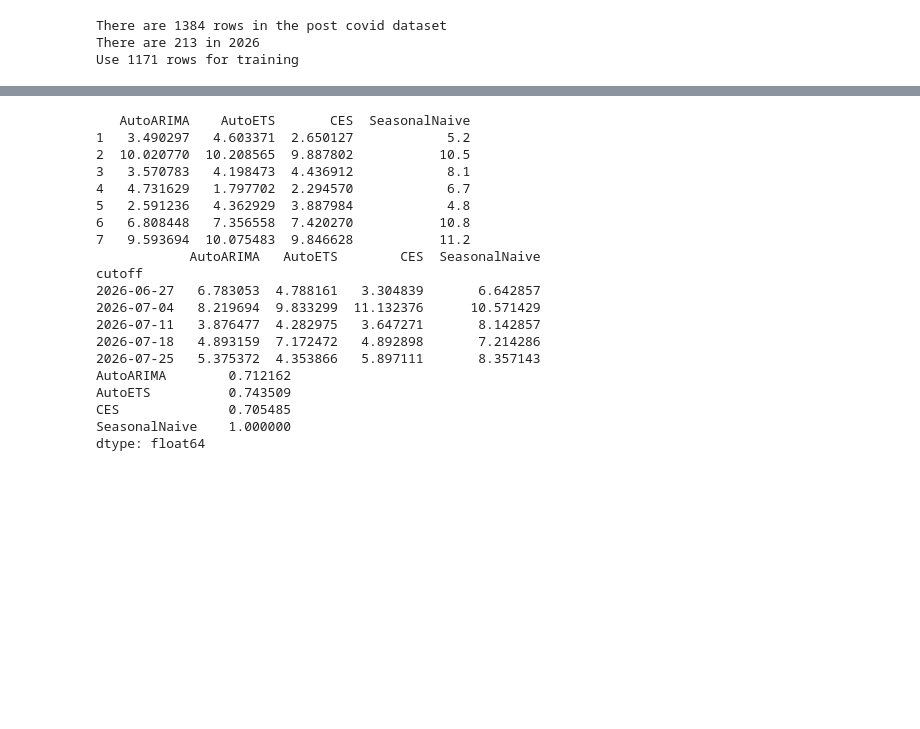
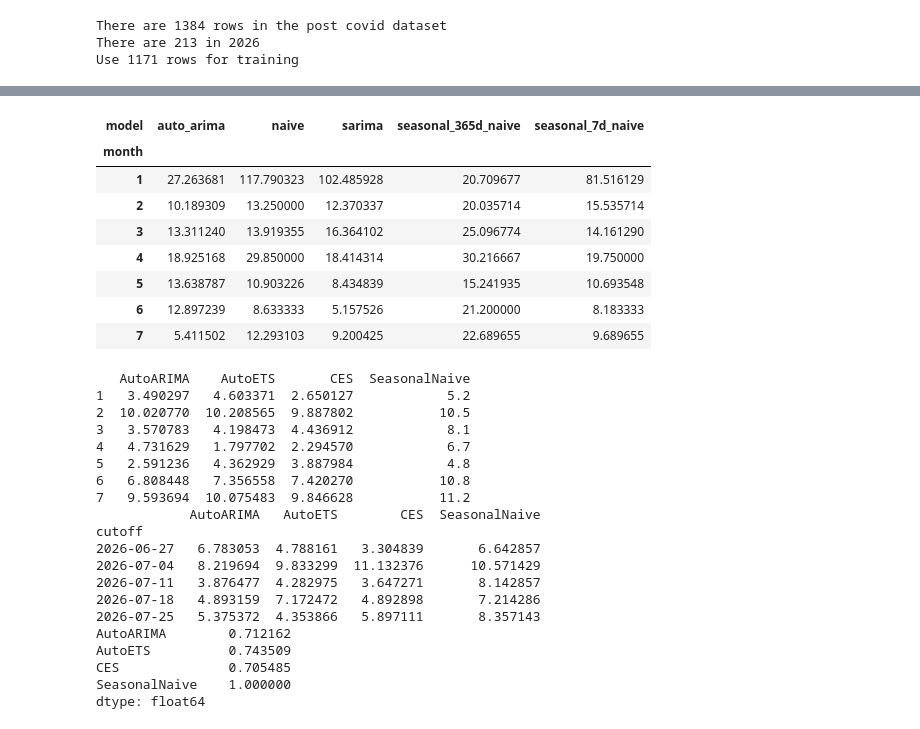
Before and after one commit to Keiren-b/tours, a Jupyter notebook: notebooks/01_eda.ipynb, the cells around one changed output, grey strips where cells are left out. Cells and saved outputs as stored; diff of their text form; code cells hidden in the pictures; blank space fills up the shorter version.

```diff
--- a/notebooks/01_eda.ipynb
+++ b/notebooks/01_eda.ipynb
@@ -367,3 +465,17 @@ dtype: float64
+# %%
+df['month'] = df.date.dt.month
+by_month = df.groupby(['model', 'month']).abs_err.mean().unstack('model')
+by_month
+# %% [output]
+| model | auto_arima | naive | sarima | seasonal_365d_naive | seasonal_7d_naive |
+| month |  |  |  |  |  |
+| 1 | 27.263681 | 117.790323 | 102.485928 | 20.709677 | 81.516129 |
+| 2 | 10.189309 | 13.250000 | 12.370337 | 20.035714 | 15.535714 |
+| 3 | 13.311240 | 13.919355 | 16.364102 | 25.096774 | 14.161290 |
+| 4 | 18.925168 | 29.850000 | 18.414314 | 30.216667 | 19.750000 |
+| 5 | 13.638787 | 10.903226 | 8.434839 | 15.241935 | 10.693548 |
+| 6 | 12.897239 | 8.633333 | 5.157526 | 21.200000 | 8.183333 |
+| 7 | 5.411502 | 12.293103 | 9.200425 | 22.689655 | 9.689655 |
 # %%
 # by horizon: how fast does accuracy decay over the 30 days?
 h = (cv_results["ds"] - cv_results["cutoff"]).dt.days
```
Also changed, not shown: parts of 7 cells of this notebook, 4 other files.
